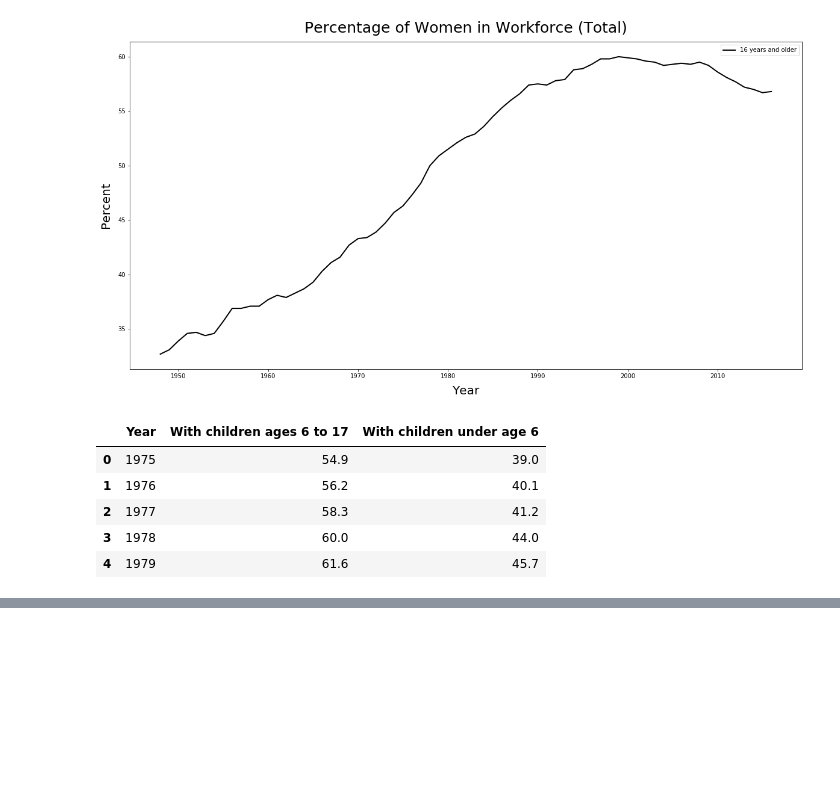
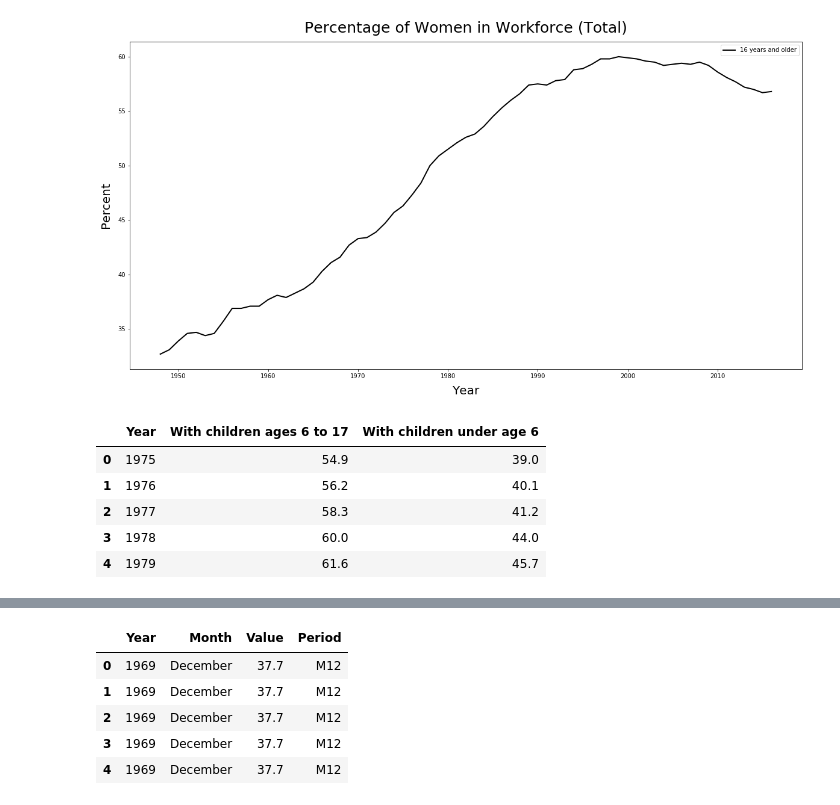
Before and after one commit to kathleeng77/Open-Source-Project-1, a Jupyter notebook: women-in-workforce-analysis.ipynb, the cells around one changed output, grey strips where cells are left out. Saved outputs shown, nothing was run; the diff lists cells and outputs as text; code cells hidden in the pictures; blank space fills up the shorter version.

```diff
--- a/women-in-workforce-analysis.ipynb
+++ b/women-in-workforce-analysis.ipynb
@@ -262,0 +257,11 @@ plt.savefig("Images/women-workforce-byyoungestchild-lineplot.png",bbox_inches="t
+# %%
+# average cost per employer per hour
+df = pd.read_csv('data/avg-hourly-employee-cost.csv')
+df.head()
+# %% [output]
+|  | Year | Month | Value | Period |
+| 0 | 1969 | December | 37.7 | M12 |
+| 1 | 1969 | December | 37.7 | M12 |
+| 2 | 1969 | December | 37.7 | M12 |
+| 3 | 1969 | December | 37.7 | M12 |
+| 4 | 1969 | December | 37.7 | M12 |
```
Also changed, not shown: parts of 8 cells of this notebook, 2 other files.
